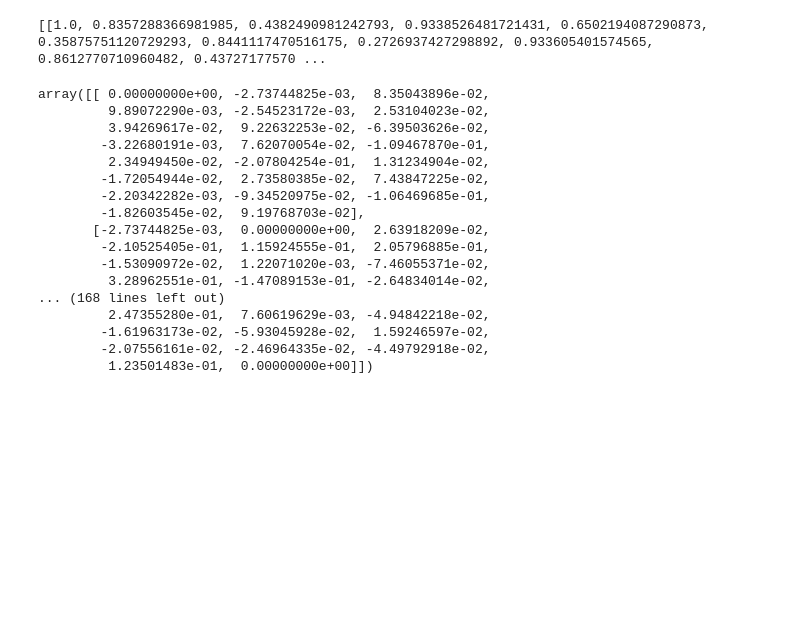
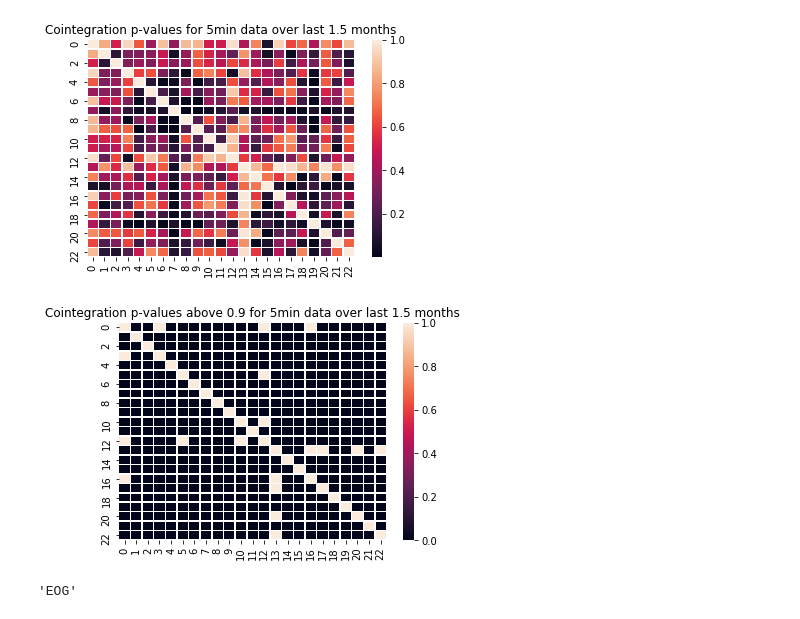
Before and after one commit to VeckoTheGecko/QFin-Pairs-trading, a Jupyter notebook: Cointegration analysis.ipynb, the cells around one changed output. Drawn from its saved outputs; the diff is of its cells as text; code cells hidden in the pictures; blank space fills up the shorter version.

Commit message:
Cointegration on 5min intervals for 1.5 months of data. Filtered industries with p_value>0.9

```diff
--- a/Cointegration analysis.ipynb
+++ b/Cointegration analysis.ipynb
@@ -39,29 +37,5 @@ for stock1_index in range(len(cointegration_data)): # Looping through all stocks
 
         p_values[stock1_index, stock2_index] = p_value
         p_values[stock2_index, stock1_index] = p_value
-# %%
-print(p_values.tolist())
-# %% [output]
-[[1.0, 0.8357288366981985, 0.4382490981242793, 0.9338526481721431, 0.6502194087290873, 0.35875751120729293, 0.8441117470516175, 0.2726937427298892, 0.933605401574565, 0.8612770710960482, 0.43727177570 ...
 # %%
 delta = p_values_5min-p_values
-# %%
-delta
-# %% [output]
-array([[ 0.00000000e+00, -2.73744825e-03,  8.35043896e-02,
-         9.89072290e-03, -2.54523172e-03,  2.53104023e-02,
-         3.94269617e-02,  9.22632253e-02, -6.39503626e-02,
-        -3.22680191e-03,  7.62070054e-02, -1.09467870e-01,
-         2.34949450e-02, -2.07804254e-01,  1.31234904e-02,
-        -1.72054944e-02,  2.73580385e-02,  7.43847225e-02,
-        -2.20342282e-03, -9.34520975e-02, -1.06469685e-01,
-        -1.82603545e-02,  9.19768703e-02],
-       [-2.73744825e-03,  0.00000000e+00,  2.63918209e-02,
-        -2.10525405e-01,  1.15924555e-01,  2.05796885e-01,
-        -1.53090972e-02,  1.22071020e-03, -7.46055371e-02,
-         3.28962551e-01, -1.47089153e-01, -2.64834014e-02,
-... (168 lines left out)
-         2.47355280e-01,  7.60619629e-03, -4.94842218e-02,
-        -1.61963173e-02, -5.93045928e-02,  1.59246597e-02,
-        -2.07556161e-02, -2.46964335e-02, -4.49792918e-02,
-         1.23501483e-01,  0.00000000e+00]])
@@ -69,0 +42,23 @@ p_values_5min
+# %%
+import seaborn as sns
+
+ax = sns.heatmap(p_values_5min, linewidth=0.5)
+ax.set_title("Cointegration p-values for 5min data over last 1.5 months")
+plt.show()
+# %% [output]
+[figure, added]
+# %%
+thresh = 0.90
+
+above_thresh = np.zeros_like(p_values_5min)
+above_thresh[p_values_5min >= thresh] = 1
+
+ax = sns.heatmap(above_thresh, linewidth=0.5)
+ax.set_title(f"Cointegration p-values above {thresh} for 5min data over last 1.5 months")
+plt.show()
+# %% [output]
+[figure, added]
+# %%
+energy_stocks[7].name
+# %% [output]
+'EOG'
```
Also changed, not shown: parts of 8 cells of this notebook.
